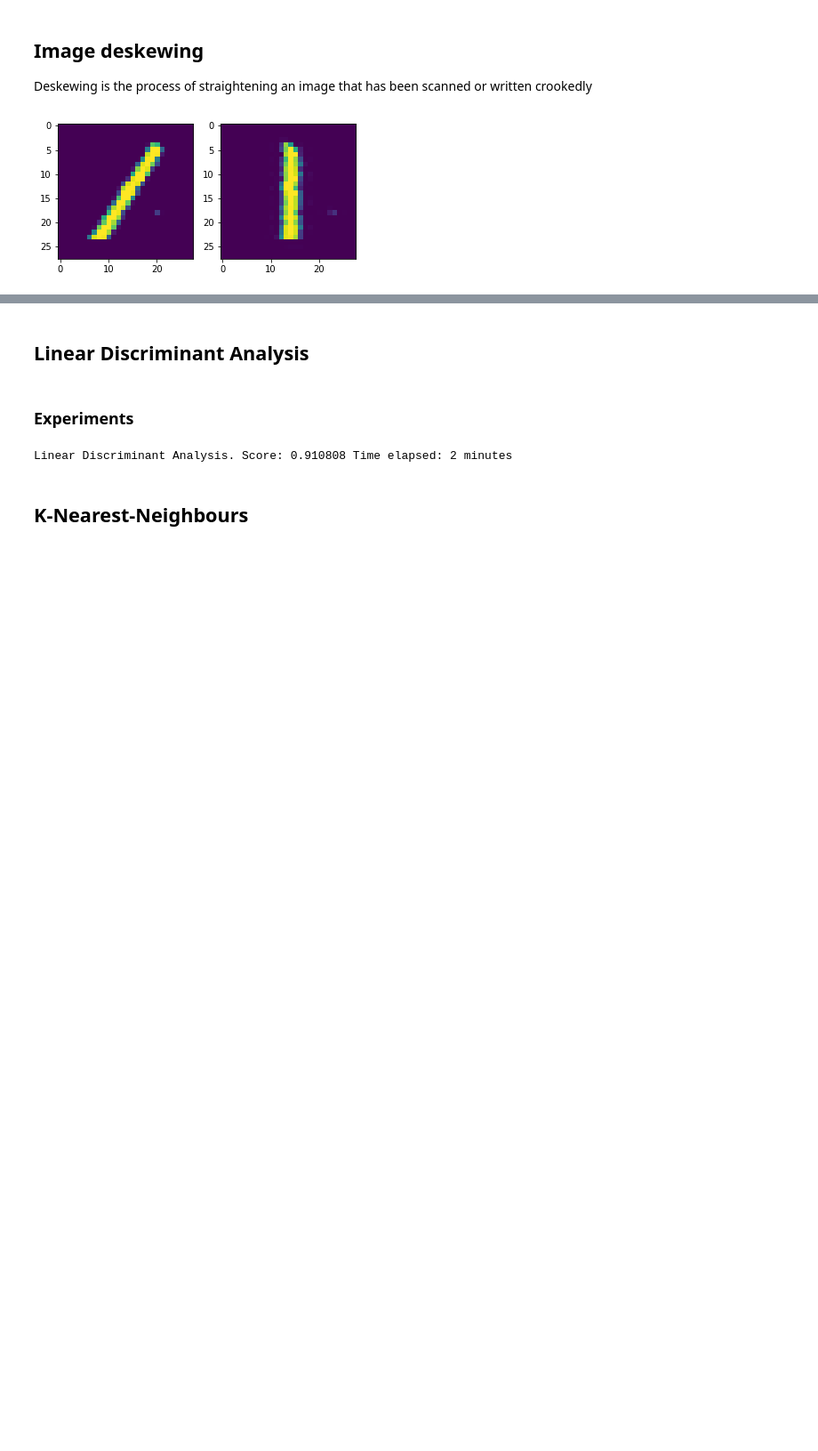
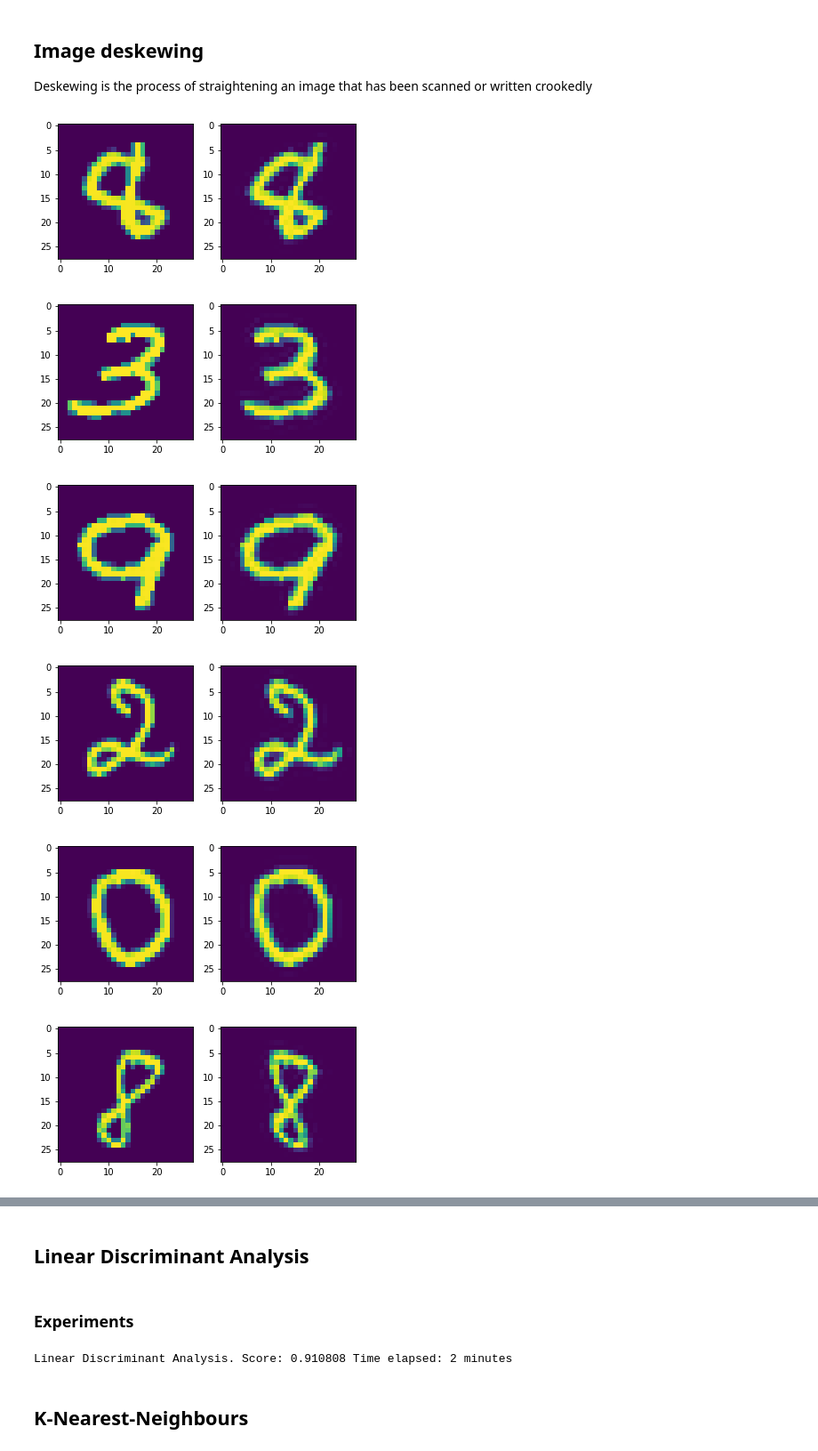
Before and after one commit to LordMathis/mnist-pattern-recognition, a Jupyter notebook: pr-project.ipynb, the cells around one changed output, grey strips where cells are left out. Shown at 89% size. Saved outputs shown, nothing was run; the diff lists cells and outputs as text; code cells hidden in the pictures; blank space fills up the shorter version.

```diff
--- a/pr-project.ipynb
+++ b/pr-project.ipynb
@@ -14,14 +16,7 @@ from sklearn.model_selection import RandomizedSearchCV
 mnist = fetch_mldata('MNIST original')
 
 # Split dataset into training set and test set
-n_train = 60000
-n_test = 10000
-
-train_idx = np.arange(0,n_train)
-test_idx = np.arange(n_train+1,n_train+n_test)
-
-X_train, y_train = mnist.data[train_idx], mnist.target[train_idx]
-X_test, y_test = mnist.data[test_idx], mnist.target[test_idx]
+X_train, X_test, y_train, y_test = train_test_split(mnist.data, mnist.target, test_size=10000)
 # %% [markdown]
 ## Image deskewing
 
@@ -56,14 +51,20 @@ def deskewAll(X):
         currents.append(deskew(X[i].reshape(28,28)).flatten())
     return np.array(currents)
 # %%
-example_idx = 10000
+examples = [101, 10000, 15003, 22000, 26002, 35000, 37003, 43004, 53000, 57014]
 
-plt.subplot(1, 2, 1)
-plt.imshow(X_train[example_idx].reshape(28,28))
+for example in examples:
+    plt.subplot(1, 2, 1)
+    plt.imshow(X_train[example].reshape(28,28))
 
-newim = deskew(X_train[example_idx].reshape(28,28))
-plt.subplot(1, 2, 2)
-plt.imshow(newim)
-plt.show()
+    newim = deskew(X_train[example].reshape(28,28))
+    plt.subplot(1, 2, 2)
+    plt.imshow(newim)
+    plt.show()
 # %% [output]
-[figure, old version]
+[figure, new version]
+[figure, added]
+[figure, added]
+[figure, added]
+[figure, added]
+[figure, added]
```
Also changed, not shown: parts of 9 cells of this notebook.
